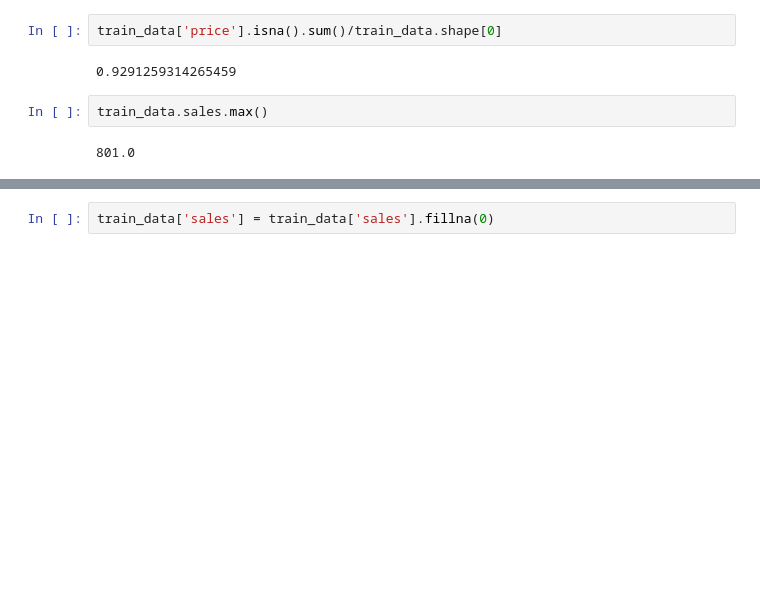
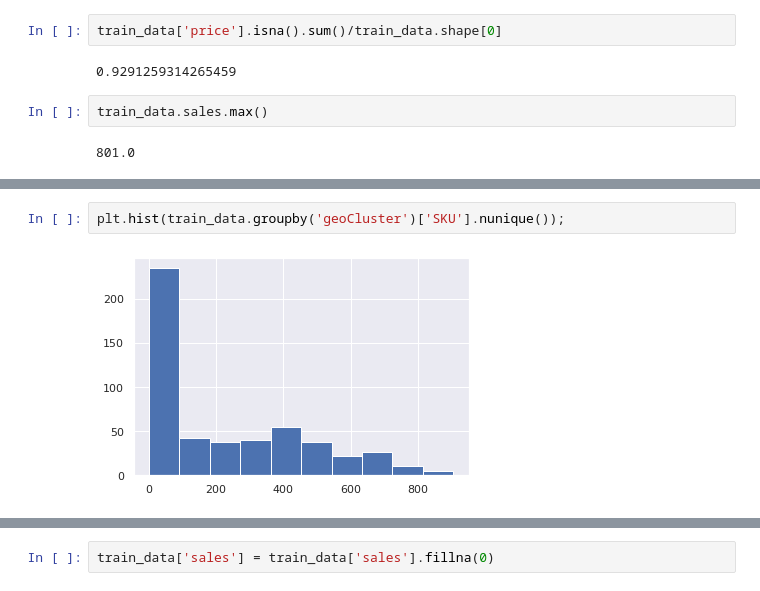
Before and after one commit to HikkaV/FozzyHackathon, a Jupyter notebook: Vova/EDA.ipynb, the cells around one changed output, grey strips where cells are left out. Saved outputs shown, nothing was run; the diff lists cells and outputs as text; blank space fills up the shorter version.

```diff
--- a/Vova/EDA.ipynb
+++ b/Vova/EDA.ipynb
@@ -102,0 +460,4 @@ sns.histplot(np.log1p(train_data.sales))
+# %%
+plt.hist(train_data.groupby('geoCluster')['SKU'].nunique());
+# %% [output]
+[figure, added]
```
Also changed, not shown: parts of 175 cells of this notebook, 1 other file.
